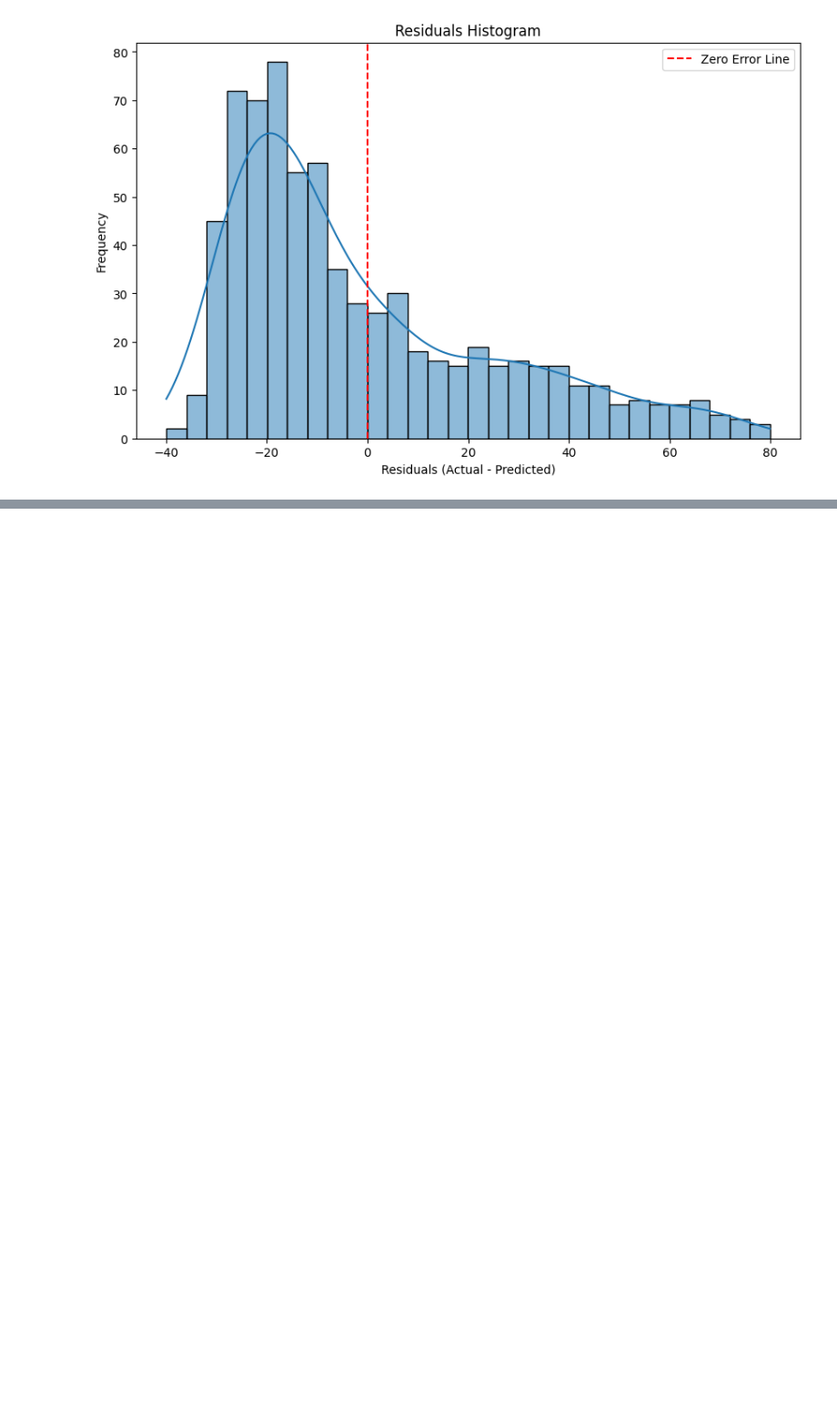
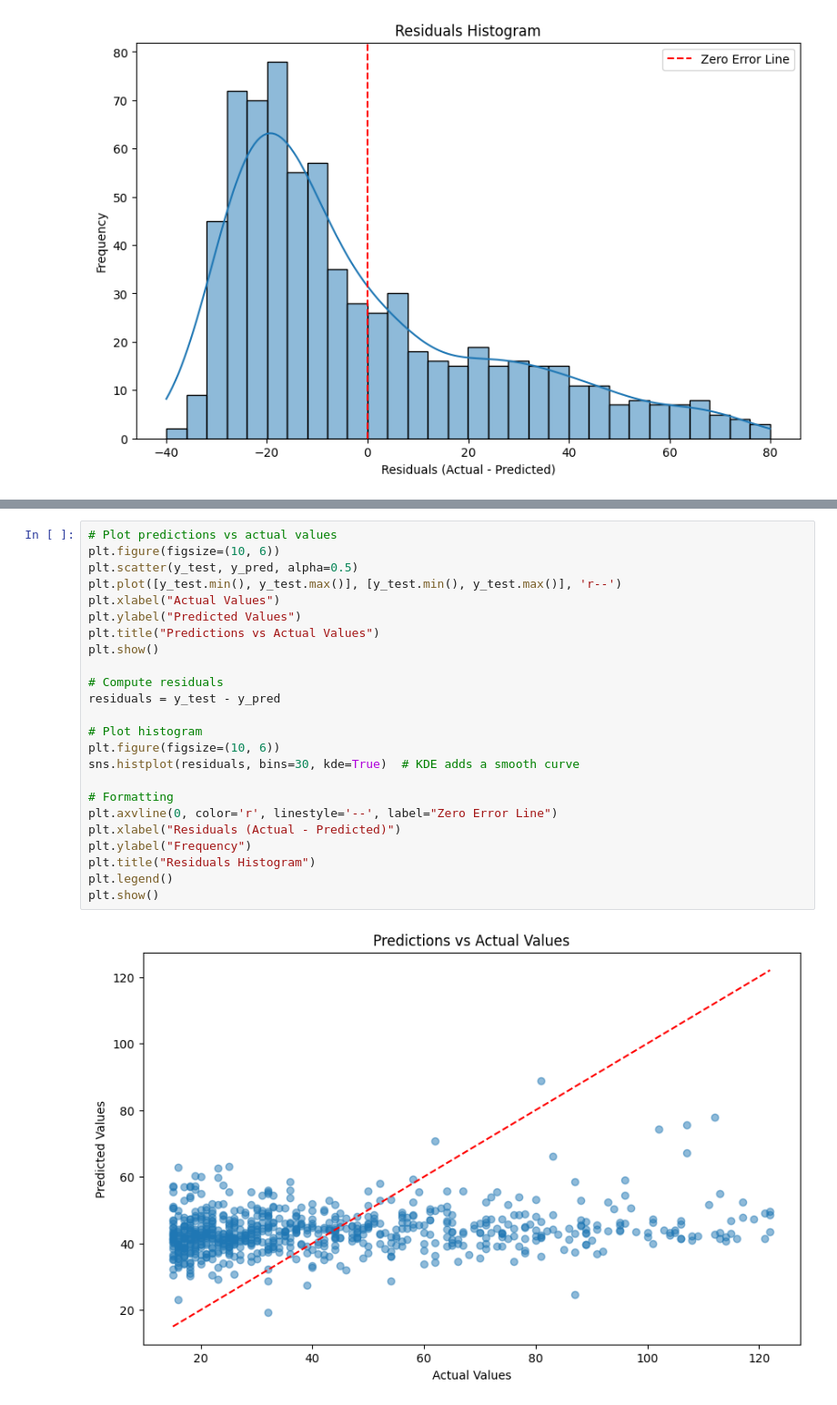
Before and after one commit to Josiah-Lam/Flight-delay, a Jupyter notebook: classification-model/linear-regression.ipynb, the cells around one changed output, grey strips where cells are left out. Shown at 91% size. Saved outputs shown, nothing was run; the diff lists cells and outputs as text; blank space fills up the shorter version.

```diff
--- a/classification-model/linear-regression.ipynb
+++ b/classification-model/linear-regression.ipynb
@@ -604,0 +721,26 @@ plt.show()
+# %%
+# Plot predictions vs actual values
+plt.figure(figsize=(10, 6))
+plt.scatter(y_test, y_pred, alpha=0.5)
+plt.plot([y_test.min(), y_test.max()], [y_test.min(), y_test.max()], 'r--')
+plt.xlabel("Actual Values")
+plt.ylabel("Predicted Values")
+plt.title("Predictions vs Actual Values")
+plt.show()
+
+# Compute residuals
+residuals = y_test - y_pred
+
+# Plot histogram
+plt.figure(figsize=(10, 6))
+sns.histplot(residuals, bins=30, kde=True)  # KDE adds a smooth curve
+
+# Formatting
+plt.axvline(0, color='r', linestyle='--', label="Zero Error Line")
+plt.xlabel("Residuals (Actual - Predicted)")
+plt.ylabel("Frequency")
+plt.title("Residuals Histogram")
+plt.legend()
+plt.show()
+# %% [output]
+[figure, added]
```
Also changed, not shown: parts of 13 cells of this notebook.
